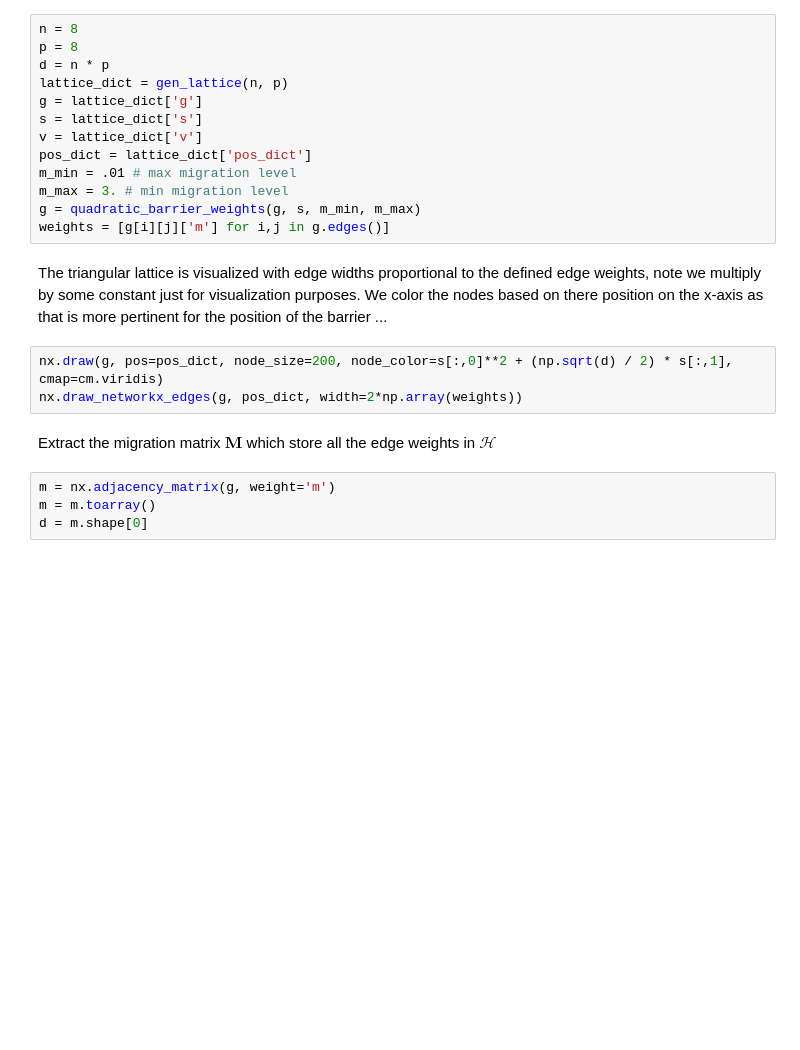
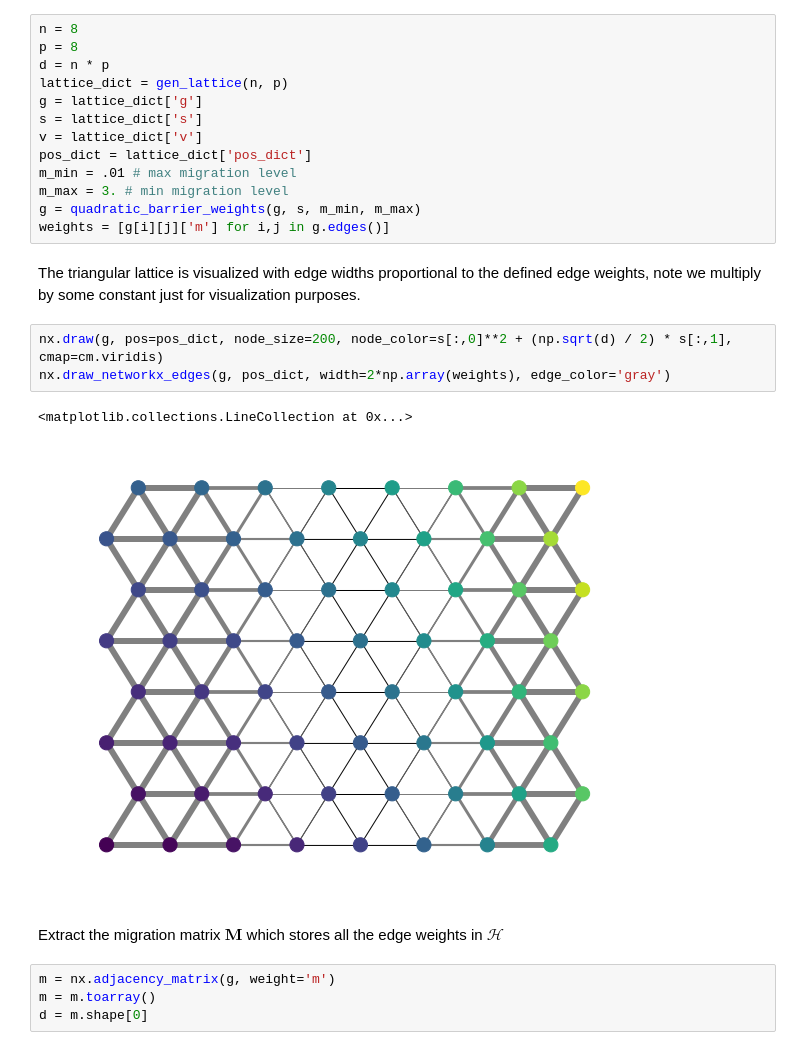
Before and after one commit to jhmarcus/spatial-random-walk, a Jupyter notebook: notebooks/isolation_by_srw.ipynb, the cells around one changed output. Cells and saved outputs as stored; diff of their text form; blank space fills up the shorter version.

```diff
--- a/notebooks/isolation_by_srw.ipynb
+++ b/notebooks/isolation_by_srw.ipynb
@@ -57,12 +104,15 @@ m_max = 3. # min migration level
 g = quadratic_barrier_weights(g, s, m_min, m_max)
 weights = [g[i][j]['m'] for i,j in g.edges()]
 # %% [markdown]
-The triangular lattice is visualized with edge widths proportional to the defined edge weights, note we multiply by some constant just for visualization purposes. We color the nodes based on there position on the x-axis as that is more pertinent for the position of the barrier ...
+The triangular lattice is visualized with edge widths proportional to the defined edge weights, note we multiply by some constant just for visualization purposes.
 # %%
 nx.draw(g, pos=pos_dict, node_size=200, node_color=s[:,0]**2 + (np.sqrt(d) / 2) * s[:,1], cmap=cm.viridis)
-nx.draw_networkx_edges(g, pos_dict, width=2*np.array(weights))
+nx.draw_networkx_edges(g, pos_dict, width=2*np.array(weights), edge_color='gray')
+# %% [output]
+<matplotlib.collections.LineCollection at 0x...>
+[figure, added]
 # %% [markdown]
-Extract the migration matrix $\mathbf{M}$ which store all the edge weights in $\mathcal{H}$
+Extract the migration matrix $\mathbf{M}$ which stores all the edge weights in $\mathcal{H}$
 # %%
 m = nx.adjacency_matrix(g, weight='m')
 m = m.toarray()
```
Also changed, not shown: parts of 15 cells of this notebook, 1 other file.
